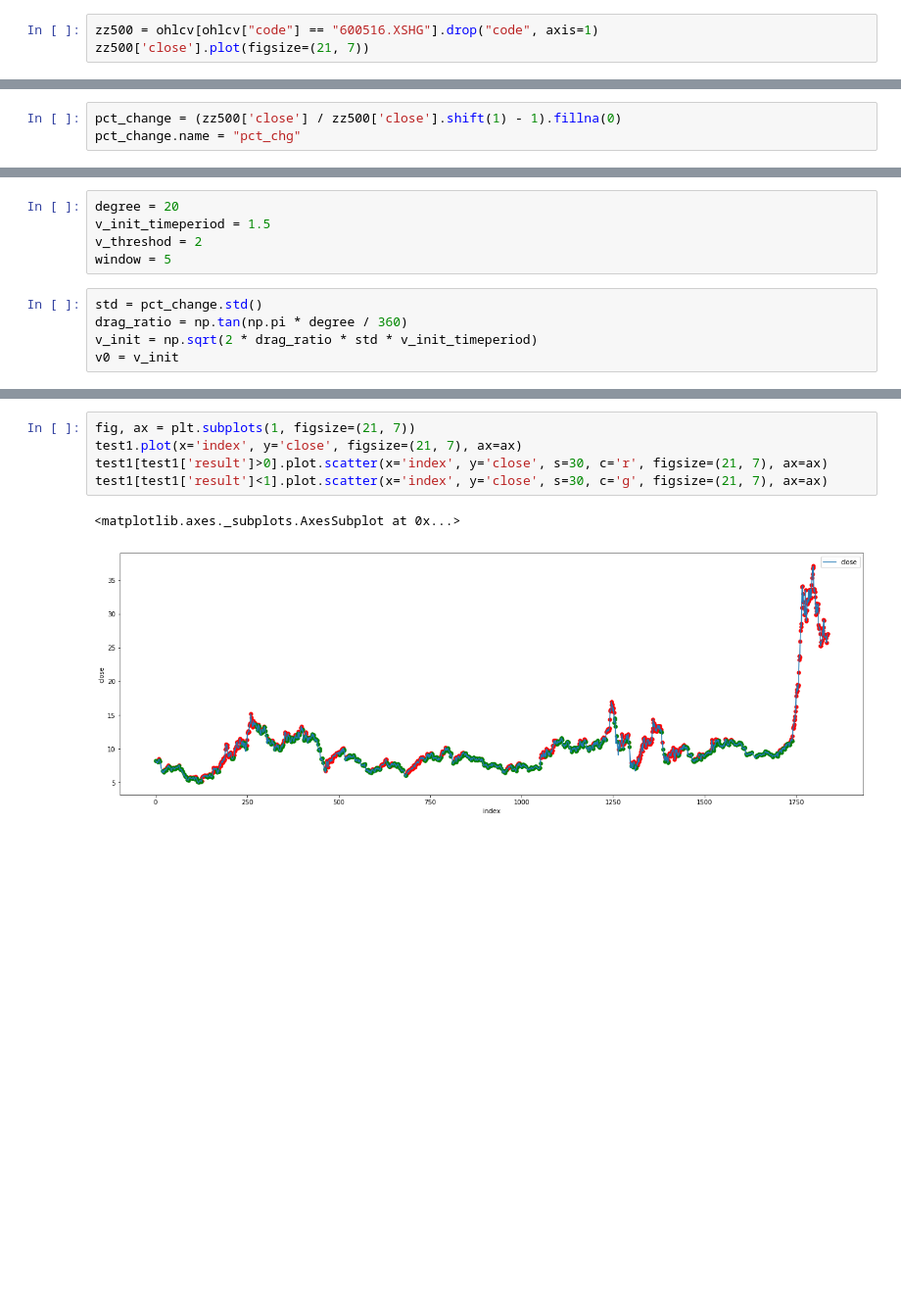
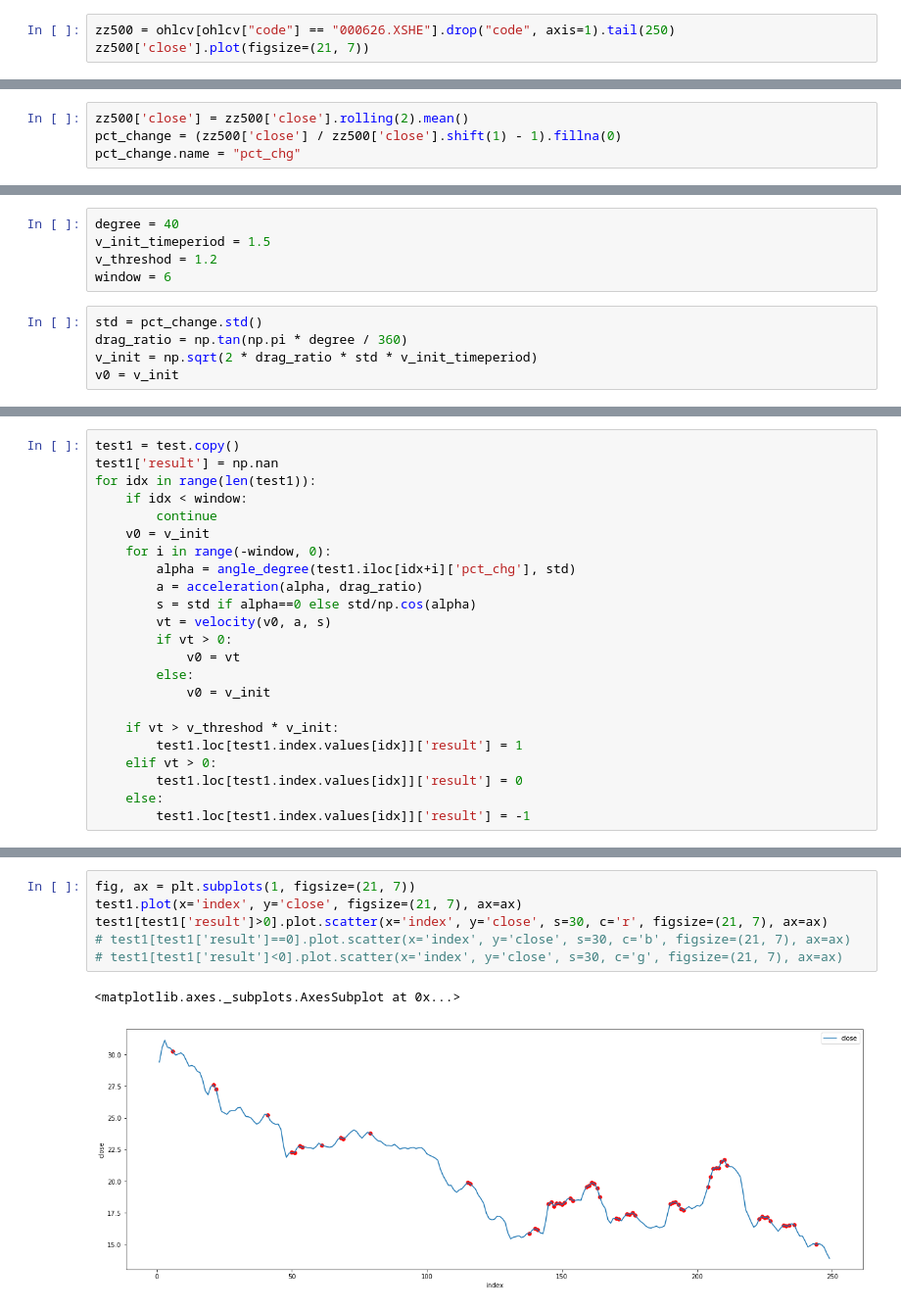
Before and after one commit to chenhq/test12345, a Jupyter notebook: test.ipynb, the cells around one changed output, grey strips where cells are left out. Shown: that part at 98% size. Saved outputs shown, nothing was run; the diff lists cells and outputs as text; blank space fills up the shorter version.

```diff
--- a/test.ipynb
+++ b/test.ipynb
@@ -113,7 +73,7 @@ def velocity(v0, a, s):
         vt = np.sqrt(vt_square)
     return vt
 # %%
-zz500 = ohlcv[ohlcv["code"] == "600516.XSHG"].drop("code", axis=1)
+zz500 = ohlcv[ohlcv["code"] == "000626.XSHE"].drop("code", axis=1).tail(250)
 zz500['close'].plot(figsize=(21, 7))
 # %% [output]
 <matplotlib.axes._subplots.AxesSubplot at 0x...>
@@ -121,13 +81,14 @@ zz500['close'].plot(figsize=(21, 7))
 # %%
+zz500['close'] = zz500['close'].rolling(2).mean()
 pct_change = (zz500['close'] / zz500['close'].shift(1) - 1).fillna(0)
 pct_change.name = "pct_chg"
 # %%
 test = pd.concat([zz500['close'], pct_change], axis=1)
 # %%
-degree = 20
+degree = 40
 v_init_timeperiod = 1.5
-v_threshod = 2
-window = 5
+v_threshod = 1.2
+window = 6
 # %%
 std = pct_change.std()
 drag_ratio = np.tan(np.pi * degree / 360)
@@ -151,3 +114,26 @@ for idx, row in test1.iterrows():
+# %%
+test1 = test.copy()
+test1['result'] = np.nan
+for idx in range(len(test1)):
+    if idx < window:
+        continue
+    v0 = v_init
+    for i in range(-window, 0):
+        alpha = angle_degree(test1.iloc[idx+i]['pct_chg'], std)
+        a = acceleration(alpha, drag_ratio)
+        s = std if alpha==0 else std/np.cos(alpha)
+        vt = velocity(v0, a, s)
+        if vt > 0:
+            v0 = vt
+        else:
+            v0 = v_init
+
+    if vt > v_threshod * v_init:
+        test1.loc[test1.index.values[idx]]['result'] = 1
+    elif vt > 0:
+        test1.loc[test1.index.values[idx]]['result'] = 0
+    else:
+        test1.loc[test1.index.values[idx]]['result'] = -1
 # %%
 test1 = test1.reset_index().reset_index()
 test.head()
@@ -162,8 +148,9 @@ test.head()
 # %%
 fig, ax = plt.subplots(1, figsize=(21, 7))
 test1.plot(x='index', y='close', figsize=(21, 7), ax=ax)
 test1[test1['result']>0].plot.scatter(x='index', y='close', s=30, c='r', figsize=(21, 7), ax=ax)
-test1[test1['result']<1].plot.scatter(x='index', y='close', s=30, c='g', figsize=(21, 7), ax=ax)
+# test1[test1['result']==0].plot.scatter(x='index', y='close', s=30, c='b', figsize=(21, 7), ax=ax)
+# test1[test1['result']<0].plot.scatter(x='index', y='close', s=30, c='g', figsize=(21, 7), ax=ax)
 # %% [output]
 <matplotlib.axes._subplots.AxesSubplot at 0x...>
-[figure, old version]
+[figure, new version]
```
Also changed, not shown: parts of 11 cells of this notebook, 3 other files.
